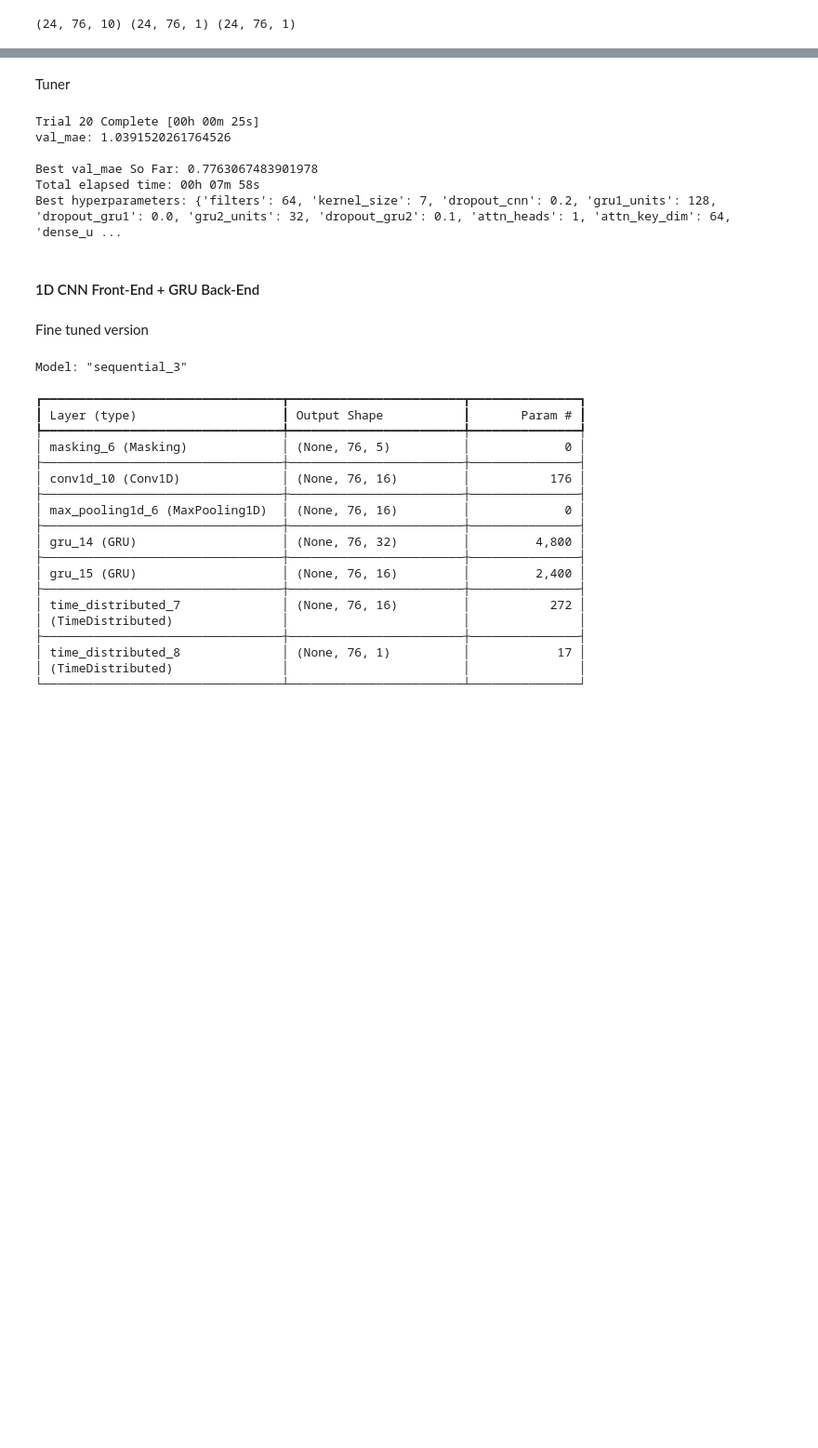
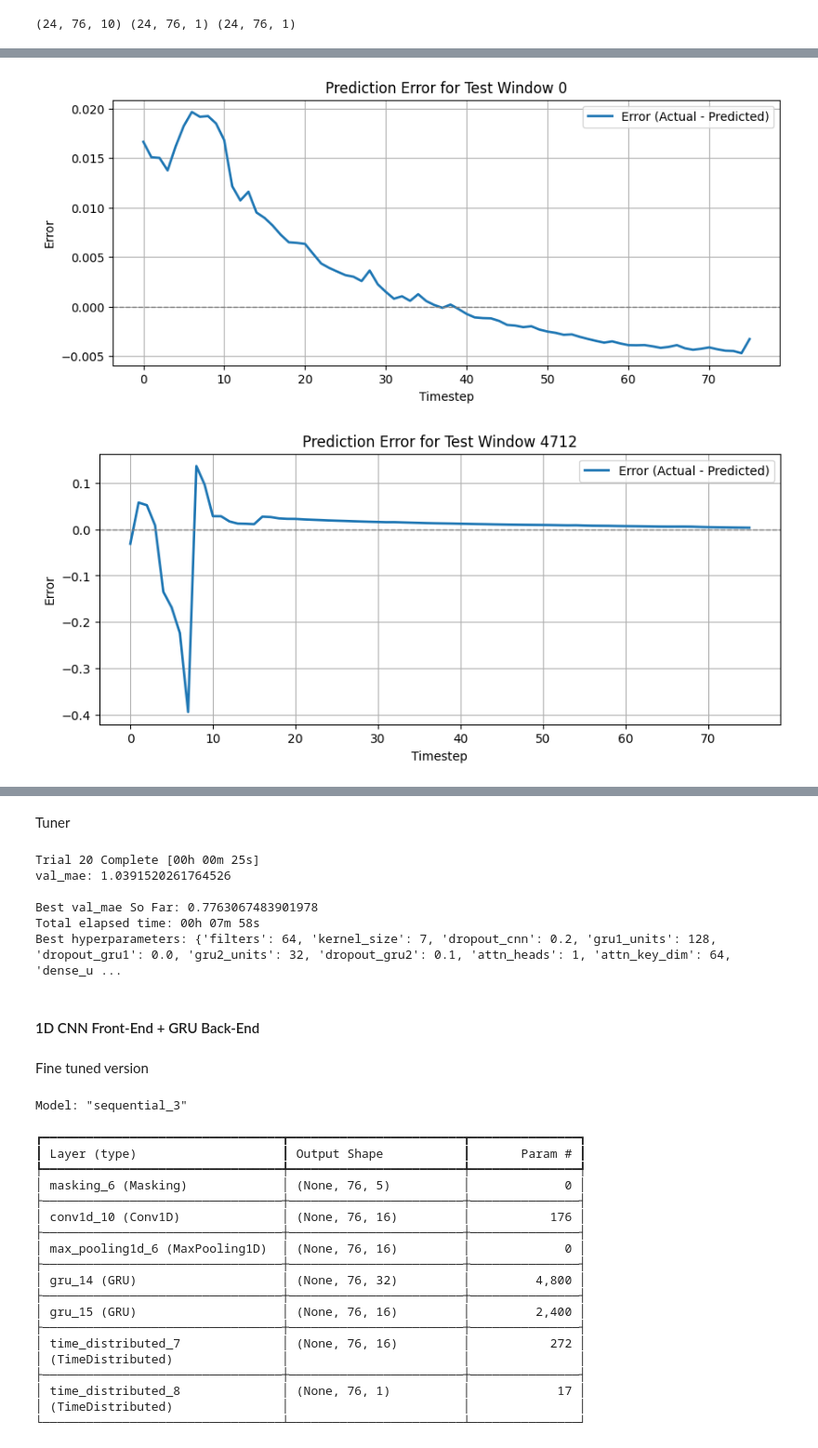
Before and after one commit to GokayToga/VRCM.Net, a Jupyter notebook: VRCMNet.ipynb, the cells around one changed output, grey strips where cells are left out. Shown at 93% size. Drawn from its saved outputs; the diff is of its cells as text; code cells hidden in the pictures; blank space fills up the shorter version.

```diff
--- a/VRCMNet.ipynb
+++ b/VRCMNet.ipynb
@@ -1262,0 +1177,49 @@ Test MSE: 1.7128620147705078 Test MAE: 1.246719241142273
+# %%
+import numpy as np
+import matplotlib.pyplot as plt
+
+# Assuming y_pred_all, X_test, y_test, and sw_test are defined as in previous cells
+
+def plot_error_window(idx, y_test, sw_test, y_pred_all):
+    """
+    Plot the error (actual - predicted) for a single test window as a single line.
+
+    Args:
+        idx (int): Index of the test window to visualize.
+        y_test (np.ndarray): Ground truth array, shape (N_test, T, 1).
+        sw_test (np.ndarray): Sample weight mask, shape (N_test, T) or (N_test, T, 1).
+        y_pred_all (np.ndarray): Predicted values, shape (N_test, T, 1).
+    """
+    # Ensure sw_test is 2D
+    sw = sw_test.squeeze(-1) if sw_test.ndim == 3 else sw_test
+
+    # Determine the valid length of this window
+    real_len = int(np.sum(sw[idx] > 0))
+
+    # Extract true and predicted values
+    y_true = y_test[idx].squeeze()[:real_len]
+    y_pr   = y_pred_all[idx].squeeze()[:real_len]
+
+    # Compute error
+    error = y_true - y_pr
+    t = np.arange(real_len)
+
+    # Plot error
+    plt.figure(figsize=(10, 4))
+    plt.plot(t, error, '-', linewidth=2, label='Error (Actual - Predicted)')
+    plt.axhline(0, color='gray', linewidth=1, linestyle='--')
+    plt.xlabel("Timestep")
+    plt.ylabel("Error")
+    plt.title(f"Prediction Error for Test Window {idx}")
+    plt.legend()
+    plt.grid(True)
+    plt.show()
+
+# Example: plot error for window 0
+plot_error_window(0, y_test, sw_test, y_pred_all)
+
+# To plot error for another window, call:
+plot_error_window(4712, y_test, sw_test, y_pred_all)
+# %% [output]
+[figure, added]
+[figure, added]
```
Also changed, not shown: parts of 36 cells of this notebook.
